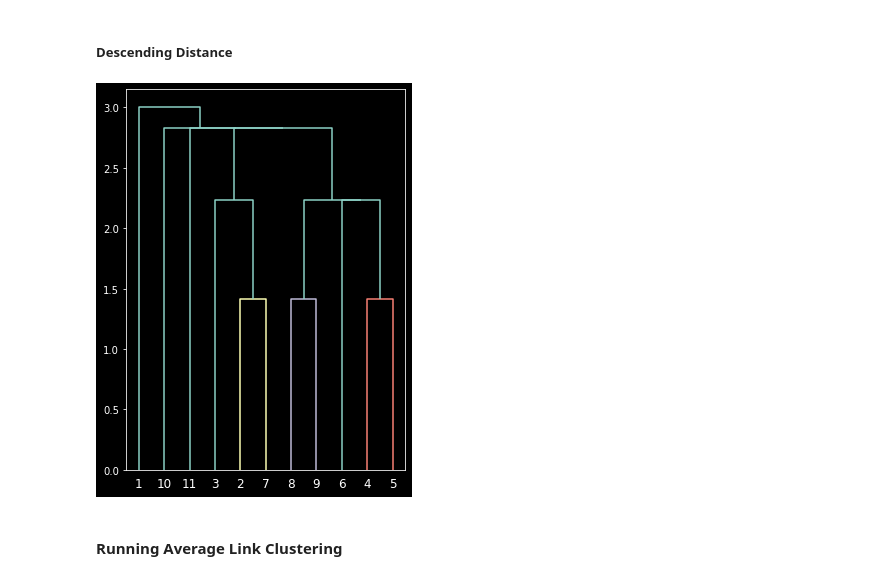
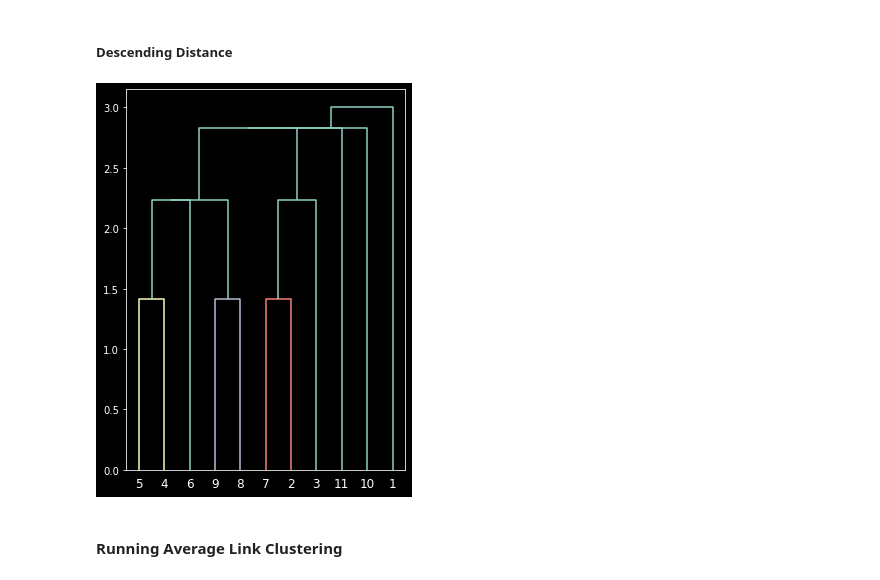
Before and after one commit to soumyendra98/CMPE-256, a Jupyter notebook: Assignments/Assignment-2/Hierarchical Algorithm.ipynb, the cells around one changed output. Drawn from its saved outputs; the diff is of its cells as text; code cells hidden in the pictures.

```diff
--- a/Assignments/Assignment-2/Hierarchical Algorithm.ipynb
+++ b/Assignments/Assignment-2/Hierarchical Algorithm.ipynb
@@ -71,13 +71,13 @@ plt.show()
 # %%
 plt.figure(figsize=(5, 7))
 dendrogram(linked_single,
             orientation='top',
             labels=labelList,
-            distance_sort='ascending',
+            distance_sort='descending',
             show_leaf_counts=True)
 plt.show()
 # %% [output]
-[figure, old version]
+[figure, new version]
 # %% [markdown]
 #### Running Average Link Clustering
 # %% [markdown]
```
